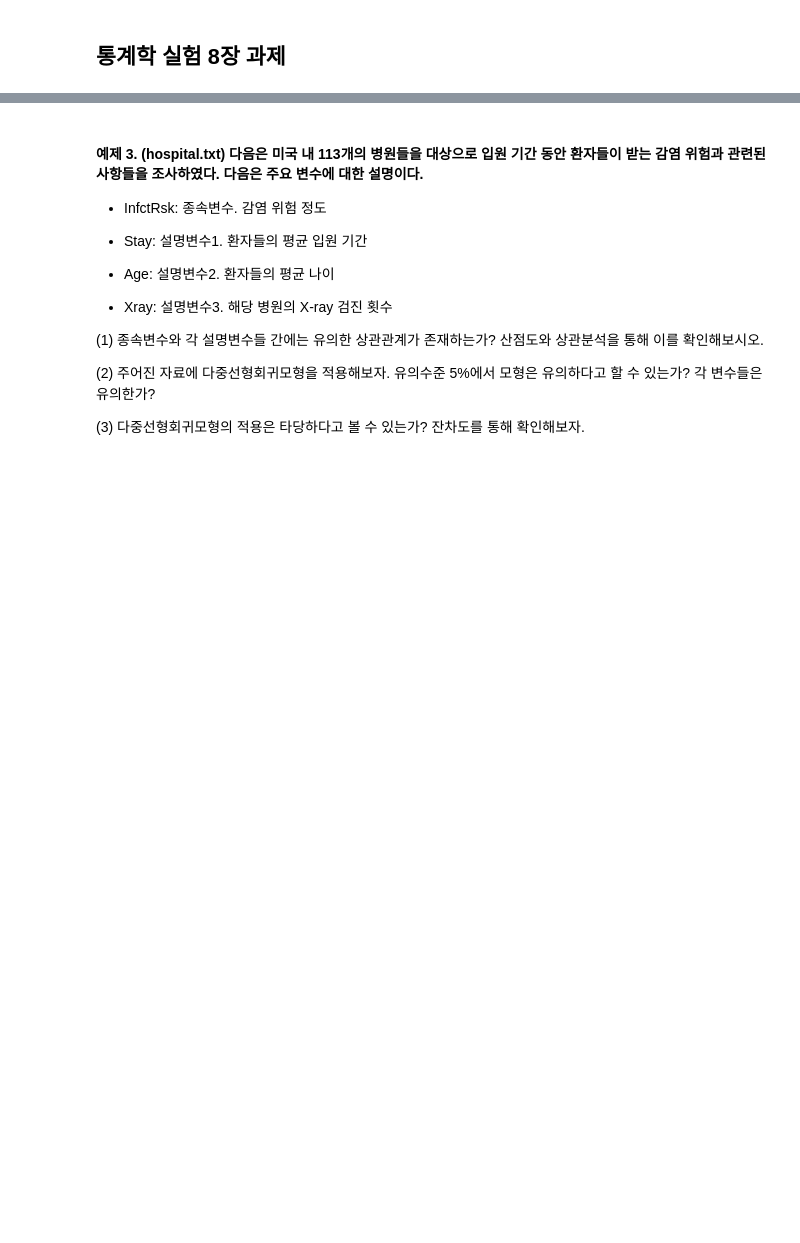
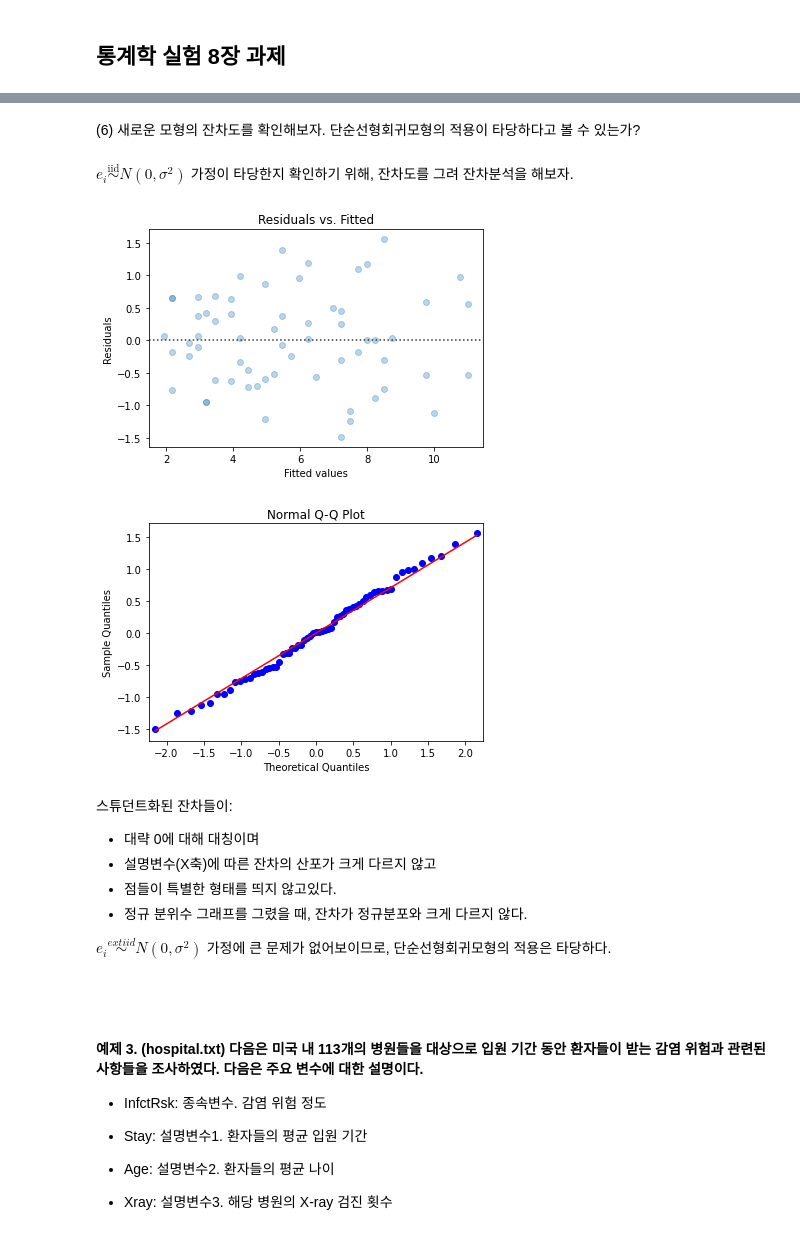
Before and after one commit to simnalamburt/snucse, a Jupyter notebook: 통계학실험/ch08/2013_11392김지현.ipynb, the cells around one changed output, grey strips where cells are left out. Cells and saved outputs as stored; diff of their text form; code cells hidden in the pictures; blank space fills up the shorter version.

```diff
--- a/통계학실험/ch08/2013_11392김지현.ipynb
+++ b/통계학실험/ch08/2013_11392김지현.ipynb
@@ -26,0 +386,14 @@
+# %%
+data2.plot.scatter('Speed', 'StopDist', c='#1F77B4', figsize=(6, 4))
+plt.show()
+
+data2['SqrtStopDist'] = data2.StopDist**0.5
+
+data2.plot.scatter('Speed', 'SqrtStopDist', c='#1F77B4', figsize=(6, 4))
+plt.show()
+
+md('''
+새로운 산점도는 선형이다.
+
+&nbsp;
+''')
@@ -27,3 +455,50 @@
+# %% [markdown]
+(6) 새로운 모형의 잔차도를 확인해보자. 단순선형회귀모형의 적용이 타당하다고 볼 수 있는가?
+# %%
+display(md(r'''
+$e_i \overset{\text{iid}}{\sim} N(0, \sigma^2)$ 가정이 타당한지 확인하기 위해, 잔차도를 그려 잔차분석을 해보자.
+'''))
+
+# Y_i = \hat y + \hat e
+f = model2.fittedvalues # \hat y
+r = model2.resid # \hat e
+
+seaborn.residplot(x=f, y=r, data=data, scatter_kws={'alpha':0.3})
+plt.title("Residuals vs. Fitted")
+plt.ylabel("Residuals")
+plt.xlabel("Fitted values")
+plt.show()
+
+ProbPlot(r).qqplot(line='s', lw=1, fmt='b')
+plt.title("Normal Q-Q Plot")
+plt.show()
+
+md('''
+스튜던트화된 잔차들이:
+- 대략 0에 대해 대칭이며
+- 설명변수(X축)에 따른 잔차의 산포가 크게 다르지 않고
+- 점들이 특별한 형태를 띄지 않고있다.
+- 정규 분위수 그래프를 그렸을 때, 잔차가 정규분포와 크게 다르지 않다.
+
+$e_i \overset{\text{iid}}{\sim} N(0, \sigma^2)$ 가정에 큰 문제가 없어보이므로, 단순선형회귀모형의 적용은 타당하다.
+
+&nbsp;
+''')
+# %% [output]
+
+$e_i \overset{\text{iid}}{\sim} N(0, \sigma^2)$ 가정이 타당한지 확인하기 위해, 잔차도를 그려 잔차분석을 해보자.
+[figure, added]
+[figure, added]
+
+스튜던트화된 잔차들이:
+- 대략 0에 대해 대칭이며
+- 설명변수(X축)에 따른 잔차의 산포가 크게 다르지 않고
+- 점들이 특별한 형태를 띄지 않고있다.
+- 정규 분위수 그래프를 그렸을 때, 잔차가 정규분포와 크게 다르지 않다.
+
+$e_i \overset{	ext{iid}}{\sim} N(0, \sigma^2)$ 가정에 큰 문제가 없어보이므로, 단순선형회귀모형의 적용은 타당하다.
+
+&nbsp;
 # %% [markdown]
 #### 예제 3. (hospital.txt) 다음은 미국 내 113개의 병원들을 대상으로 입원 기간 동안 환자들이 받는 감염 위험과 관련된 사항들을 조사하였다. 다음은 주요 변수에 대한 설명이다.
 
@@ -34,9 +509,3 @@
 - Age: 설명변수2. 환자들의 평균 나이
 
 - Xray: 설명변수3. 해당 병원의 X-ray 검진 횟수
-
-(1) 종속변수와 각 설명변수들 간에는 유의한 상관관계가 존재하는가? 산점도와 상관분석을 통해 이를 확인해보시오.
-
-(2) 주어진 자료에 다중선형회귀모형을 적용해보자. 유의수준 5%에서 모형은 유의하다고 할 수 있는가? 각 변수들은 유의한가?
-
-(3) 다중선형회귀모형의 적용은 타당하다고 볼 수 있는가? 잔차도를 통해 확인해보자.
```
Also changed, not shown: parts of 32 cells of this notebook.
